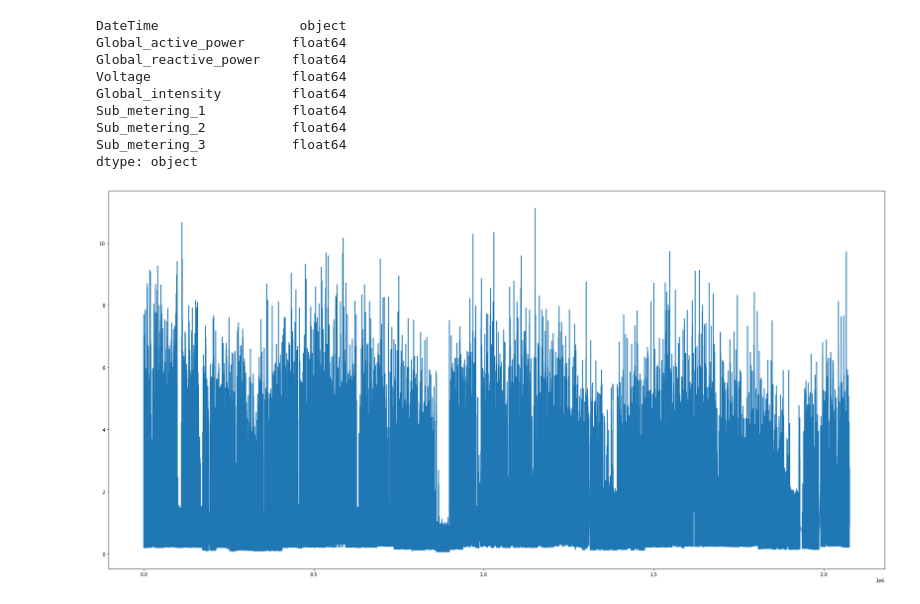
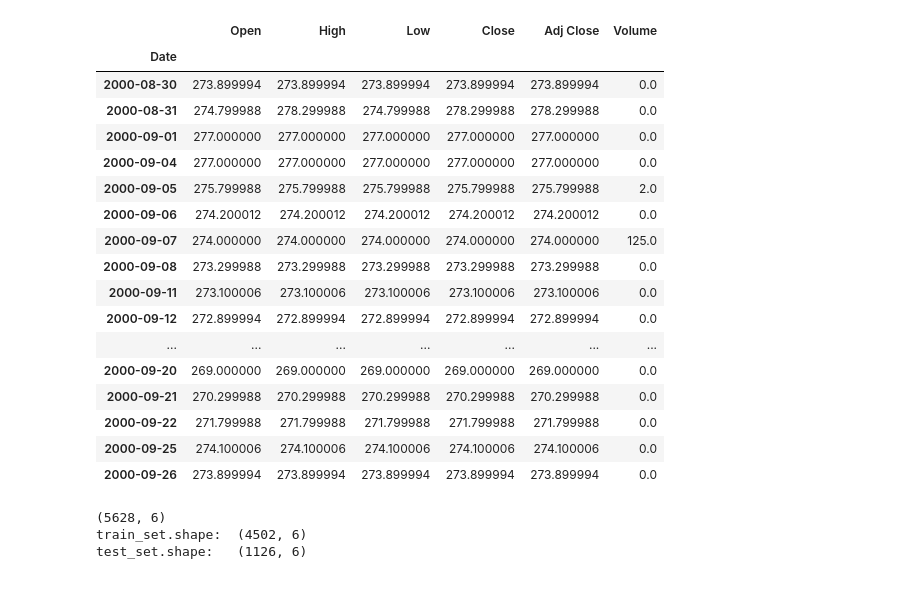
Before and after one commit to to-grt/TS-ML-Mini-project, a Jupyter notebook: TS&ML_Mini_Project.ipynb, the cells around one changed output. Drawn from its saved outputs; the diff is of its cells as text; code cells hidden in the pictures.

Commit message:
Updated for Gold prices

```diff
--- a/TS&ML_Mini_Project.ipynb
+++ b/TS&ML_Mini_Project.ipynb
@@ -60,22 +11,40 @@ data
-# %%
-# Nous allons maintenant transformer nos colonnes en type 'float64', et définir la colonne 'DateTime' comme étant la première colonne du DataFrame
-data.iloc[:, :-1] = data.iloc[:, :-1].astype('float64')
-datetime = data.pop('DateTime')
-data.insert(0, 'DateTime', datetime)
-data.dtypes
-# %% [output]
-DateTime                  object
-Global_active_power      float64
-Global_reactive_power    float64
-Voltage                  float64
-Global_intensity         float64
-Sub_metering_1           float64
-Sub_metering_2           float64
-Sub_metering_3           float64
-dtype: object
-# %%
-# on affiche l'évolution d'une des colonnes
-plt.figure(figsize=(30,15))
-plt.plot(data.Global_active_power[:]);
-# %% [output]
-[figure, removed]
+# %%
+# Extraction de la data, remplissage des Nan par des valeurs proches, et instauration de la colonne Date en tant qu'index
+data = pd.read_csv('Gold_Prices.csv', delimiter=',')
+data = data.fillna(method="ffill").set_index('Date')
+data.head(20)
+# %% [output]
+|  | Open | High | Low | Close | Adj Close | Volume |
+| Date |  |  |  |  |  |  |
+| 2000-08-30 | 273.899994 | 273.899994 | 273.899994 | 273.899994 | 273.899994 | 0.0 |
+| 2000-08-31 | 274.799988 | 278.299988 | 274.799988 | 278.299988 | 278.299988 | 0.0 |
+| 2000-09-01 | 277.000000 | 277.000000 | 277.000000 | 277.000000 | 277.000000 | 0.0 |
+| 2000-09-04 | 277.000000 | 277.000000 | 277.000000 | 277.000000 | 277.000000 | 0.0 |
+| 2000-09-05 | 275.799988 | 275.799988 | 275.799988 | 275.799988 | 275.799988 | 2.0 |
+| 2000-09-06 | 274.200012 | 274.200012 | 274.200012 | 274.200012 | 274.200012 | 0.0 |
+| 2000-09-07 | 274.000000 | 274.000000 | 274.000000 | 274.000000 | 274.000000 | 125.0 |
+| 2000-09-08 | 273.299988 | 273.299988 | 273.299988 | 273.299988 | 273.299988 | 0.0 |
+| 2000-09-11 | 273.100006 | 273.100006 | 273.100006 | 273.100006 | 273.100006 | 0.0 |
+| 2000-09-12 | 272.899994 | 272.899994 | 272.899994 | 272.899994 | 272.899994 | 0.0 |
+| ... | ... | ... | ... | ... | ... | ... |
+| 2000-09-20 | 269.000000 | 269.000000 | 269.000000 | 269.000000 | 269.000000 | 0.0 |
+| 2000-09-21 | 270.299988 | 270.299988 | 270.299988 | 270.299988 | 270.299988 | 0.0 |
+| 2000-09-22 | 271.799988 | 271.799988 | 271.799988 | 271.799988 | 271.799988 | 0.0 |
+| 2000-09-25 | 274.100006 | 274.100006 | 274.100006 | 274.100006 | 274.100006 | 0.0 |
+| 2000-09-26 | 273.899994 | 273.899994 | 273.899994 | 273.899994 | 273.899994 | 0.0 |
+# %%
+# Normalisation de la data et transformation en Numpy array
+scaler = StandardScaler().fit(data)
+data_scaled = scaler.transform(data)
+print(data_scaled.shape)
+
+test_size = 0.2
+train_set = data_scaled[:int(data_scaled.shape[0]*(1-test_size)), :]
+test_set =  data_scaled[int(data_scaled.shape[0]*(1-test_size)):, :]
+
+print("train_set.shape: ", train_set.shape)
+print("test_set.shape:  ", test_set.shape)
+# %% [output]
+(5628, 6)
+train_set.shape:  (4502, 6)
+test_set.shape:   (1126, 6)
```
Also changed, not shown: parts of 8 cells of this notebook.
